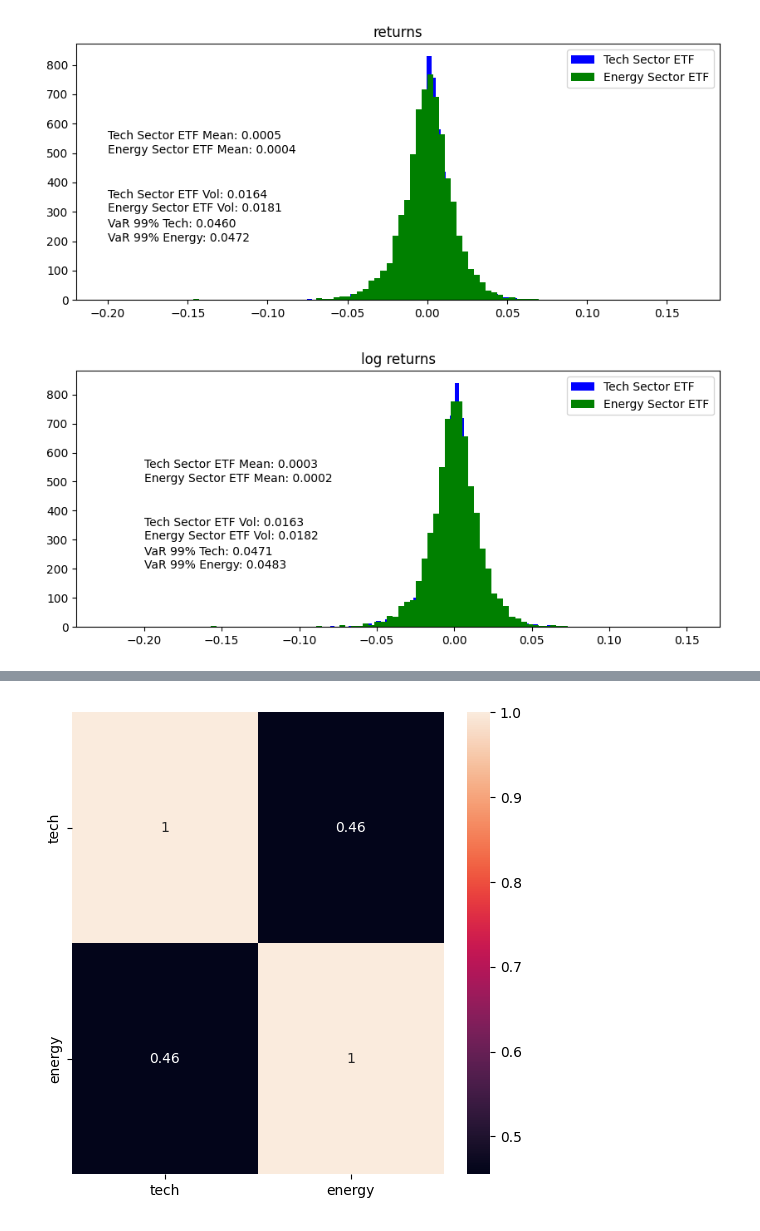
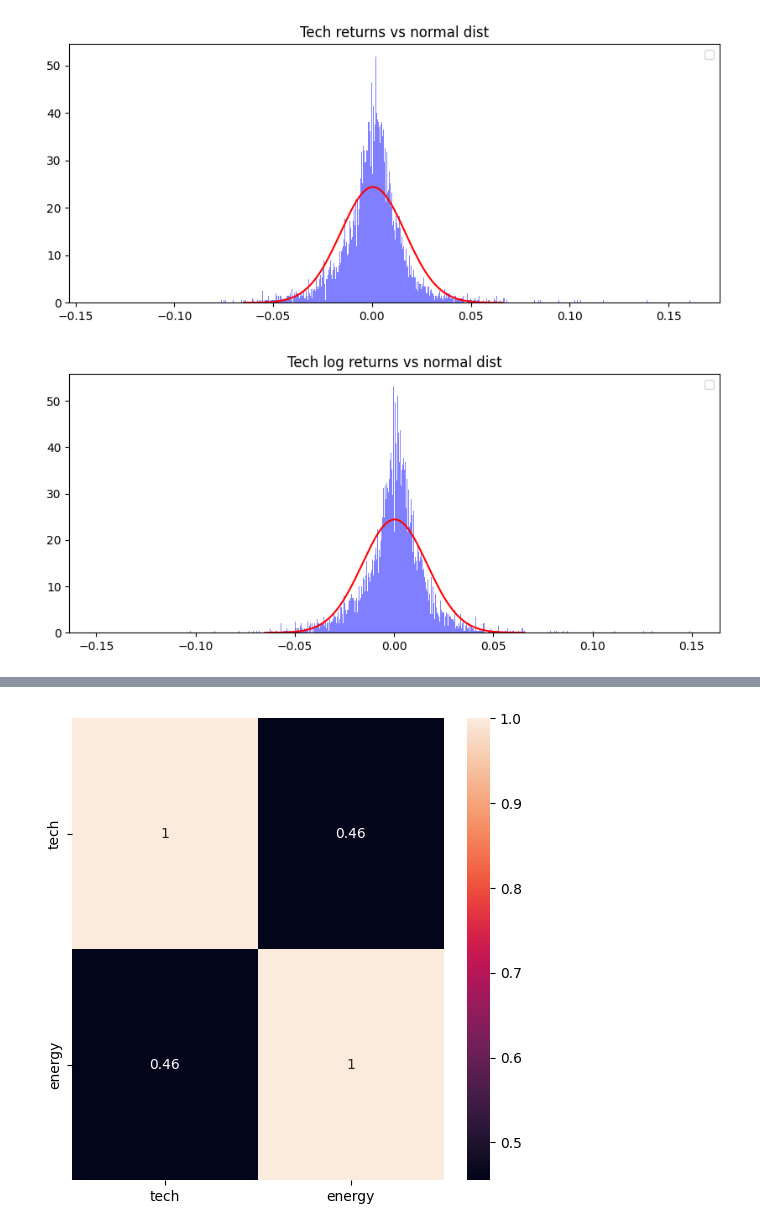
Before and after one commit to 4yushP4tel/RegimeDetectionAndPrediction, a Jupyter notebook: jupyterNoteBooks/regimeDetection.ipynb, the cells around one changed output, grey strips where cells are left out. Cells and saved outputs as stored; diff of their text form; code cells hidden in the pictures.

```diff
--- a/jupyterNoteBooks/regimeDetection.ipynb
+++ b/jupyterNoteBooks/regimeDetection.ipynb
@@ -20,29 +26,29 @@ energy_sector_df = pd.read_csv("../data/energy_sector_xlx.csv")
 energy_sector_df["returns"] = energy_sector_df["close"].pct_change()
 energy_sector_df.dropna(inplace=True)
 energy_sector_df["log_returns"] = np.log(1 + energy_sector_df["returns"])
-# %%
-# Visualizing return, log returns and VaR
-VaR_x = lambda df_series, percentile: -np.percentile(df_series, 100 - percentile)
-
-plt.figure(figsize=(10,4))
-plt.hist(tech_sector_df["returns"], bins=100, color='blue')
-plt.hist(energy_sector_df["returns"], bins=100, color='green')
-plt.title("returns")
-plt.legend(["Tech Sector ETF", "Energy Sector ETF"])
-plt.text(x=-0.2, y=500, s=f"Tech Sector ETF Mean: {tech_sector_df['returns'].mean():.4f}\nEnergy Sector ETF Mean: {energy_sector_df['returns'].mean():.4f}")
-plt.text(x=-0.2, y=300, s=f"Tech Sector ETF Vol: {tech_sector_df['returns'].std():.4f}\nEnergy Sector ETF Vol: {energy_sector_df['returns'].std():.4f}")
-plt.text(x=-0.2, y=200, s=f"VaR 99% Tech: {VaR_x(tech_sector_df['returns'], 99):.4f}\nVaR 99% Energy: {VaR_x(energy_sector_df['returns'], 99):.4f}")
-plt.show()
-
-plt.figure(figsize=(10,4))
-plt.title("log returns")
-plt.hist(tech_sector_df["log_returns"].dropna(), bins=100, color='blue')
-plt.hist(energy_sector_df["log_returns"].dropna(), bins=100, color='green')
-plt.legend(["Tech Sector ETF", "Energy Sector ETF"])
-plt.text(x=-0.2, y=500, s=f"Tech Sector ETF Mean: {tech_sector_df['log_returns'].mean():.4f}\nEnergy Sector ETF Mean: {energy_sector_df['log_returns'].mean():.4f}")
-plt.text(x=-0.2, y=300, s=f"Tech Sector ETF Vol: {tech_sector_df['log_returns'].std():.4f}\nEnergy Sector ETF Vol: {energy_sector_df['log_returns'].std():.4f}")
-plt.text(x=-0.2, y=200, s=f"VaR 99% Tech: {VaR_x(tech_sector_df['log_returns'], 99):.4f}\nVaR 99% Energy: {VaR_x(energy_sector_df['log_returns'], 99):.4f}")
-plt.show()
-# %% [output]
-[figure, removed]
-[figure, removed]
+# %%
+# Visualizing return, log returns and VaR
+VaR_x = lambda df_series, percentile: -np.percentile(df_series, 100 - percentile)
+
+def plot_against_normal(returns_series: pd.Series, title: str):
+    plt.figure(figsize=(10,4))
+    plt.hist(returns_series, bins=1000,
+            color='blue', density=True, alpha=0.5)
+    mu = returns_series.mean()
+    sigma = returns_series.std()
+    x = np.linspace(mu-4*sigma, mu+4*sigma, 1000)
+    plt.plot(x, norm.pdf(x, mu, sigma),
+            color='red',
+            )
+    plt.title(title)
+    plt.legend()
+    plt.show()
+
+# with returns
+plot_against_normal(tech_sector_df["returns"], "Tech returns vs normal dist")
+
+# with log returns
+plot_against_normal(tech_sector_df["log_returns"], "Tech log returns vs normal dist")
+# %% [output]
+[figure, added]
+[figure, added]
```
Also changed, not shown: parts of 8 cells of this notebook, 3 other files.
